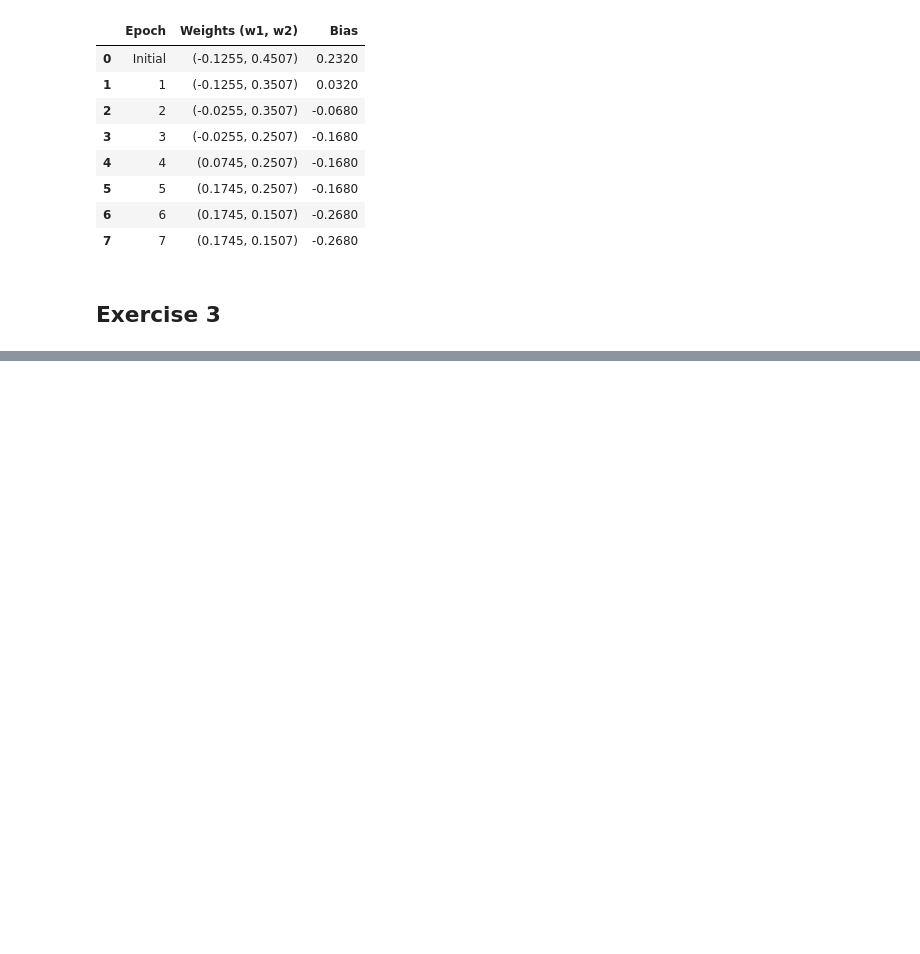
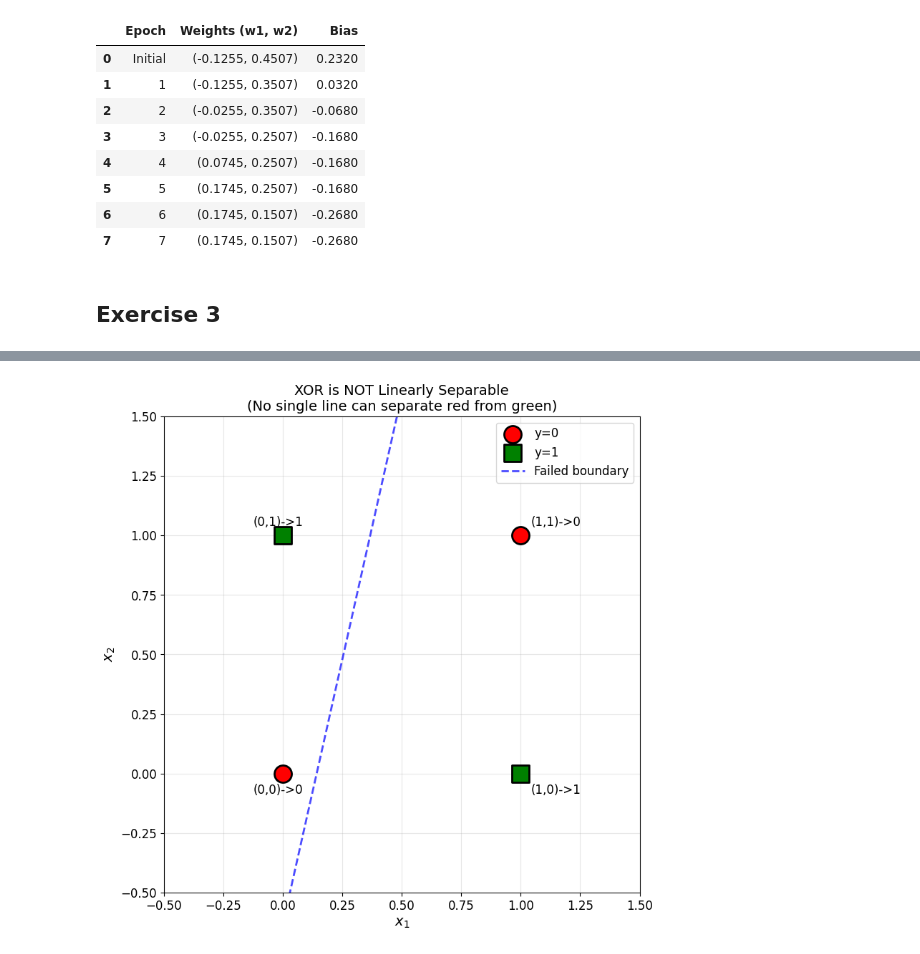
Before and after one commit to fionnmcgoldrick123/artificial_intelligence_lab, a Jupyter notebook: lab_1.ipynb, the cells around one changed output, grey strips where cells are left out. Saved outputs shown, nothing was run; the diff lists cells and outputs as text; code cells hidden in the pictures; blank space fills up the shorter version.

```diff
--- a/lab_1.ipynb
+++ b/lab_1.ipynb
@@ -355,0 +522,17 @@ AND - Weight History Table:
+# %%
+# Exercise 4.1.3 - XOR perceptron test
+print("esting XOR perceptron (single layer):")
+print("-" * 39)
+correct_count = 0
+for i in range(len(X_xor)):
+    prediction = perceptron_xor.predict(X_xor[i])
+    correct = "✓" if prediction == y_xor[i] else "✗"
+    if prediction == y_xor[i]:
+        correct_count += 1
+    print(f"XOR({X_xor[i][0]}, {X_xor[i][1]}) -> Predicted: {prediction}, Expected: {y_xor[i]} {correct}")
+print("-" * 39)
+accuracy = correct_count / len(X_xor) * 100
+print(f"Accuracy: {correct_count}/{len(X_xor)} = {accuracy:.1f}%")
+print("⚠️")
+print("  The perceptron CANNOT learn XOR with a single layer!")
+print("")
@@ -355,0 +552,63 @@ AND - Weight History Table:
+# %%
+# Exercise 4.2 - XOR linear inseparability
+print("Key Insight: It is impossible to draw a single straight line that separates:")
+print("(0,0) and (1,1) -> output 0")
+print("(0,1) and (1,0) -> output 1")
+print("This is the definition of linear inseparability.")
+
+# Visualise XOR data points and a failed straight-line boundary
+fig, ax = plt.subplots(figsize=(8, 8))
+
+# Plot points
+for i in range(len(X_xor)):
+    if y_xor[i] == 0:
+        ax.scatter(
+            X_xor[i, 0],
+            X_xor[i, 1],
+            c="red",
+            marker="o",
+            s=300,
+            edgecolors="black",
+            linewidths=2,
+            zorder=5,
+            label="y=0" if i == 0 else "",
+        )
+    else:
+        ax.scatter(
+            X_xor[i, 0],
+            X_xor[i, 1],
+            c="green",
+            marker="s",
+            s=300,
+            edgecolors="black",
+            linewidths=2,
+            zorder=5,
+            label="y=1" if i == 1 else "",
+        )
+
+# Add labels to points
+ax.annotate("(0,0)->0", (0, 0), textcoords="offset points", xytext=(-30, -20), fontsize=12)
+ax.annotate("(0,1)->1", (0, 1), textcoords="offset points", xytext=(-30, 10), fontsize=12)
+ax.annotate("(1,0)->1", (1, 0), textcoords="offset points", xytext=(10, -20), fontsize=12)
+ax.annotate("(1,1)->0", (1, 1), textcoords="offset points", xytext=(10, 10), fontsize=12)
+
+# Plot a straight line from the trained XOR perceptron (will not separate correctly)
+x1_range = np.linspace(-0.5, 1.5, 100)
+if abs(perceptron_xor.weights[1]) > 1e-10:
+    x2_boundary = -(perceptron_xor.weights[0] / perceptron_xor.weights[1]) * x1_range - (
+        perceptron_xor.bias / perceptron_xor.weights[1]
+    )
+    ax.plot(x1_range, x2_boundary, "b--", linewidth=2, alpha=0.7, label="Failed boundary")
+
+# Formatting
+ax.set_xlim(-0.5, 1.5)
+ax.set_ylim(-0.5, 1.5)
+ax.set_xlabel("$x_1$", fontsize=14)
+ax.set_ylabel("$x_2$", fontsize=14)
+ax.set_title("XOR is NOT Linearly Separable\n(No single line can separate red from green)", fontsize=14)
+ax.grid(True, alpha=0.3)
+ax.legend(loc="upper right")
+ax.set_aspect("equal")
+plt.tight_layout()
+plt.show()
+# %% [output]
@@ -355,0 +619 @@ AND - Weight History Table:
+[figure, added]
```
Also changed, not shown: parts of 15 cells of this notebook.
